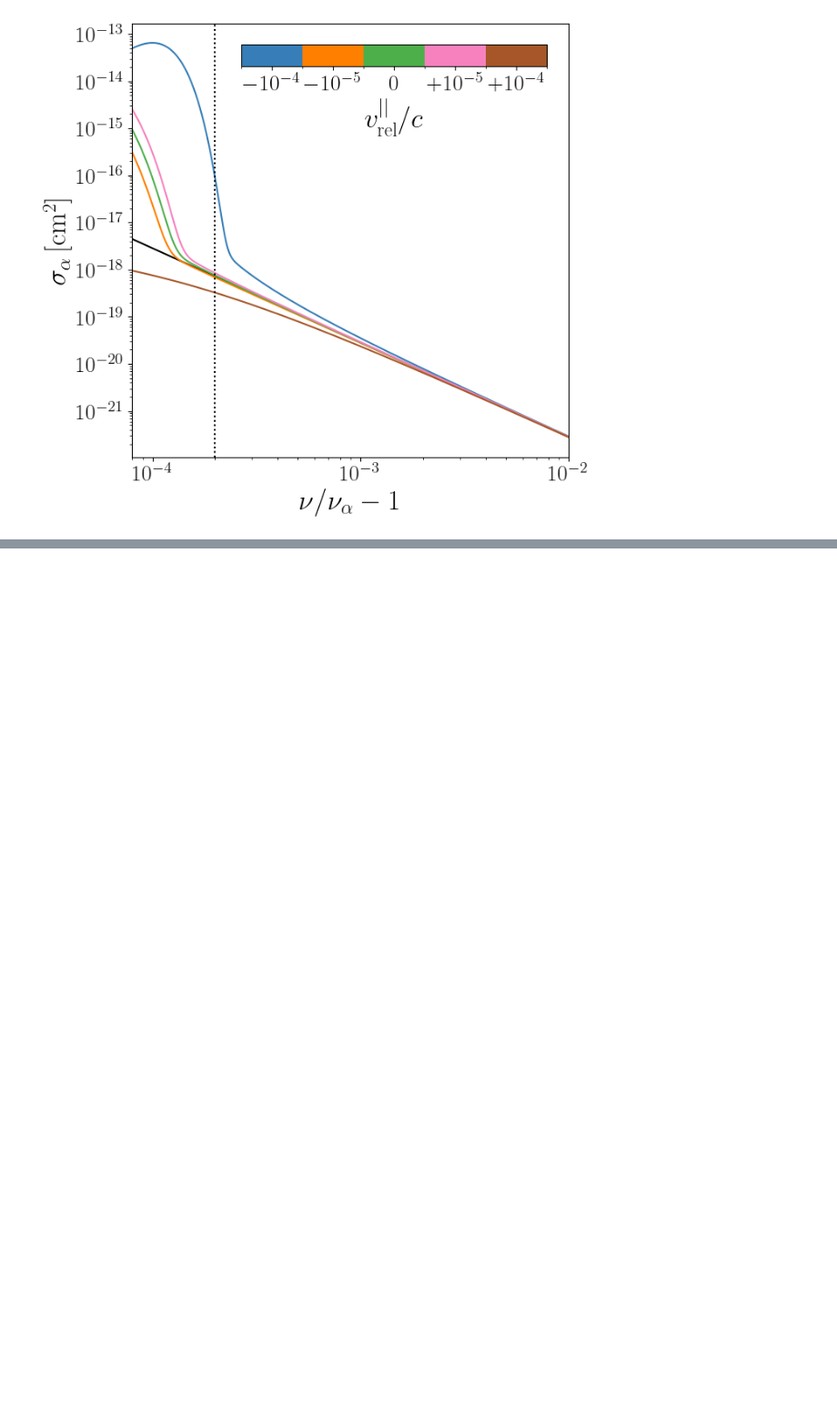
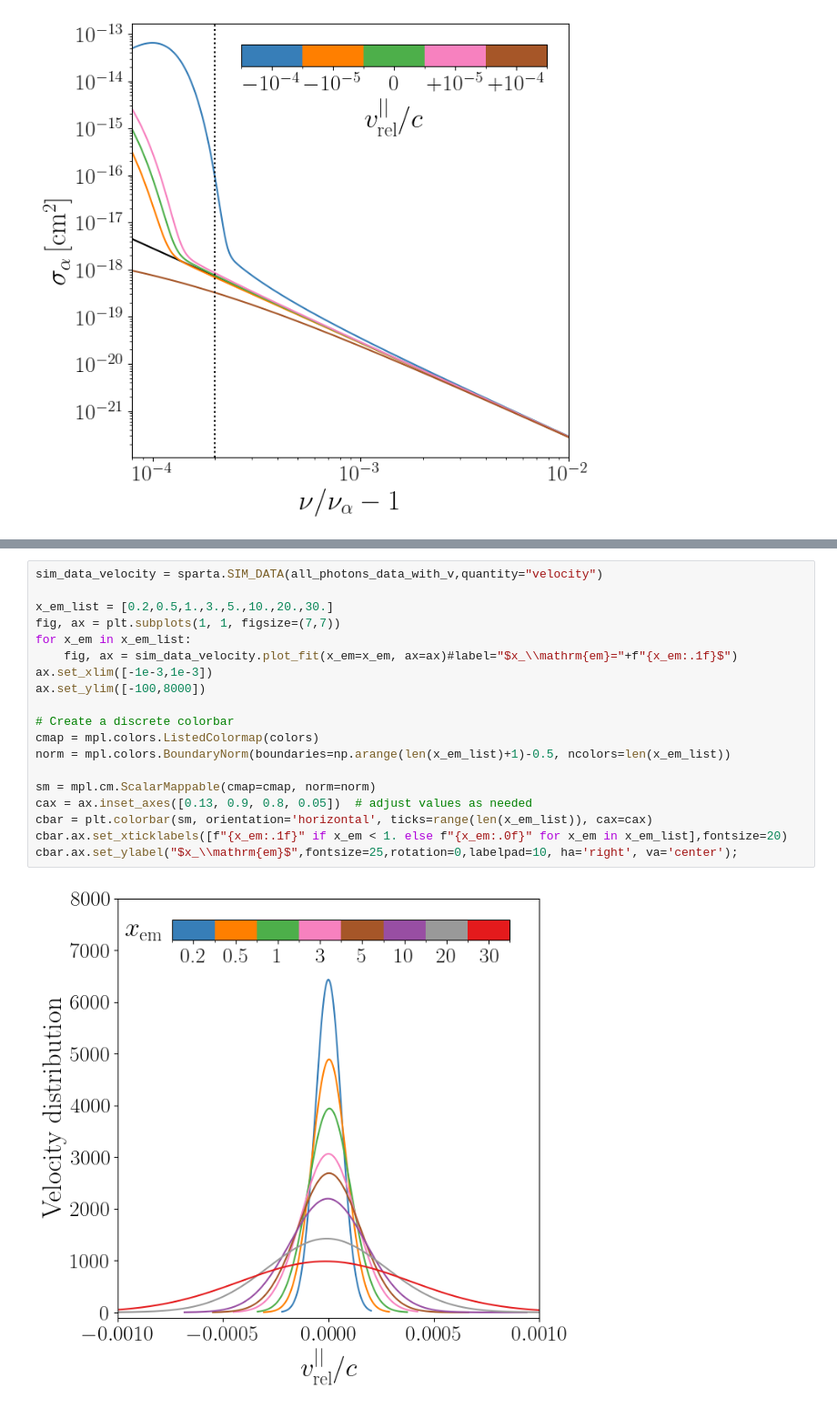
Before and after one commit to jordanflitter/SPaRTA, a Jupyter notebook: Tutorial.ipynb, the cells around one changed output, grey strips where cells are left out. Shown at 91% size. Cells and saved outputs as stored; diff of their text form; blank space fills up the shorter version.

```diff
--- a/Tutorial.ipynb
+++ b/Tutorial.ipynb
@@ -146,0 +177,21 @@ cbar.ax.set_xlabel("$v_\\mathrm{rel}^{||}/c$",fontsize=25);
+# %%
+sim_data_velocity = sparta.SIM_DATA(all_photons_data_with_v,quantity="velocity")
+
+x_em_list = [0.2,0.5,1.,3.,5.,10.,20.,30.]
+fig, ax = plt.subplots(1, 1, figsize=(7,7))
+for x_em in x_em_list:
+    fig, ax = sim_data_velocity.plot_fit(x_em=x_em, ax=ax)#label="$x_\\mathrm{em}="+f"{x_em:.1f}$")
+ax.set_xlim([-1e-3,1e-3])
+ax.set_ylim([-100,8000])
+
+# Create a discrete colorbar
+cmap = mpl.colors.ListedColormap(colors)
+norm = mpl.colors.BoundaryNorm(boundaries=np.arange(len(x_em_list)+1)-0.5, ncolors=len(x_em_list))
+
+sm = mpl.cm.ScalarMappable(cmap=cmap, norm=norm)
+cax = ax.inset_axes([0.13, 0.9, 0.8, 0.05])  # adjust values as needed
+cbar = plt.colorbar(sm, orientation='horizontal', ticks=range(len(x_em_list)), cax=cax)
+cbar.ax.set_xticklabels([f"{x_em:.1f}" if x_em < 1. else f"{x_em:.0f}" for x_em in x_em_list],fontsize=20)
+cbar.ax.set_ylabel("$x_\\mathrm{em}$",fontsize=25,rotation=0,labelpad=10, ha='right', va='center');
+# %% [output]
+[figure, added]
```
Also changed, not shown: parts of 4 cells of this notebook, 2 other files.
